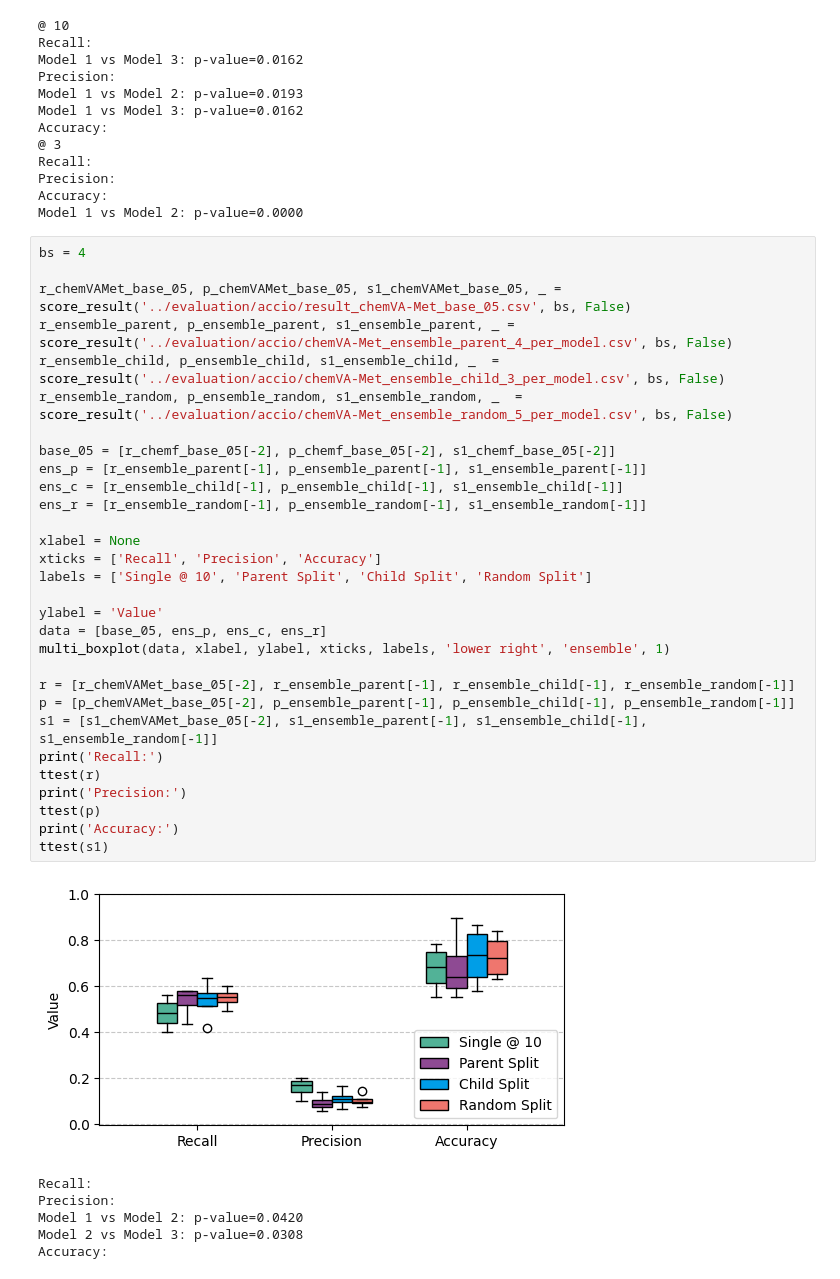
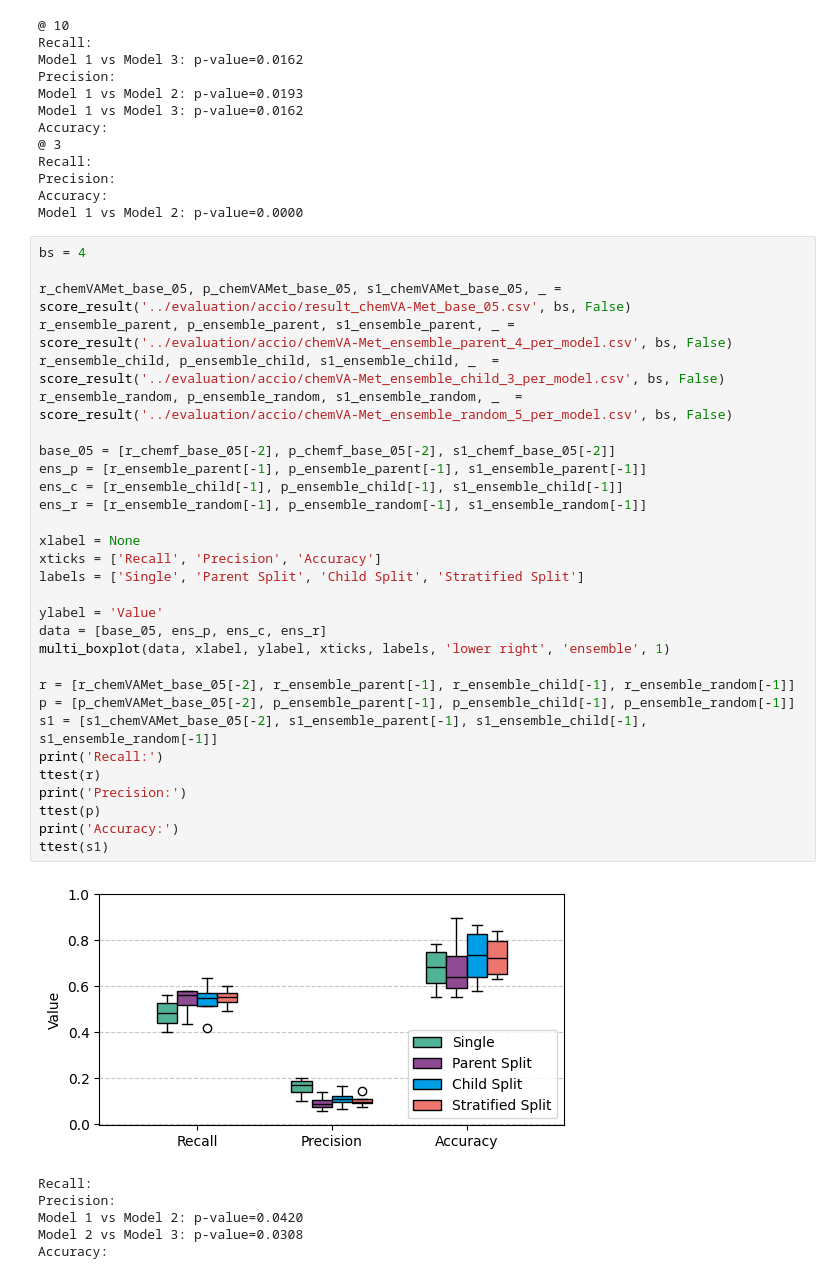
Before and after one commit to tsofiac/LAGOM, a Jupyter notebook: for_article/boxplots_article.ipynb, the cells around one changed output. Saved outputs shown, nothing was run; the diff lists cells and outputs as text.

Commit message:
changed labels and added printing

```diff
--- a/for_article/boxplots_article.ipynb
+++ b/for_article/boxplots_article.ipynb
@@ -217,35 +217,35 @@ Model 1 vs Model 2: p-value=0.0000
 # %%
 bs = 4
 
 r_chemVAMet_base_05, p_chemVAMet_base_05, s1_chemVAMet_base_05, _ = score_result('../evaluation/accio/result_chemVA-Met_base_05.csv', bs, False)
 r_ensemble_parent, p_ensemble_parent, s1_ensemble_parent, _ = score_result('../evaluation/accio/chemVA-Met_ensemble_parent_4_per_model.csv', bs, False)
 r_ensemble_child, p_ensemble_child, s1_ensemble_child, _  = score_result('../evaluation/accio/chemVA-Met_ensemble_child_3_per_model.csv', bs, False)
 r_ensemble_random, p_ensemble_random, s1_ensemble_random, _  = score_result('../evaluation/accio/chemVA-Met_ensemble_random_5_per_model.csv', bs, False)
 
 base_05 = [r_chemf_base_05[-2], p_chemf_base_05[-2], s1_chemf_base_05[-2]]
 ens_p = [r_ensemble_parent[-1], p_ensemble_parent[-1], s1_ensemble_parent[-1]]
 ens_c = [r_ensemble_child[-1], p_ensemble_child[-1], s1_ensemble_child[-1]]
 ens_r = [r_ensemble_random[-1], p_ensemble_random[-1], s1_ensemble_random[-1]]
 
 xlabel = None
 xticks = ['Recall', 'Precision', 'Accuracy']
-labels = ['Single @ 10', 'Parent Split', 'Child Split', 'Random Split']
+labels = ['Single', 'Parent Split', 'Child Split', 'Stratified Split']
 
 ylabel = 'Value'
 data = [base_05, ens_p, ens_c, ens_r]
 multi_boxplot(data, xlabel, ylabel, xticks, labels, 'lower right', 'ensemble', 1)
 
 r = [r_chemVAMet_base_05[-2], r_ensemble_parent[-1], r_ensemble_child[-1], r_ensemble_random[-1]]
 p = [p_chemVAMet_base_05[-2], p_ensemble_parent[-1], p_ensemble_child[-1], p_ensemble_random[-1]]
 s1 = [s1_chemVAMet_base_05[-2], s1_ensemble_parent[-1], s1_ensemble_child[-1], s1_ensemble_random[-1]]
 print('Recall:')
 ttest(r)
 print('Precision:')
 ttest(p)
 print('Accuracy:')
 ttest(s1)
 # %% [output]
-[figure, old version]
+[figure, new version]
 Recall:
 Precision:
 Model 1 vs Model 2: p-value=0.0420
```
Also changed, not shown: 2 other files.
